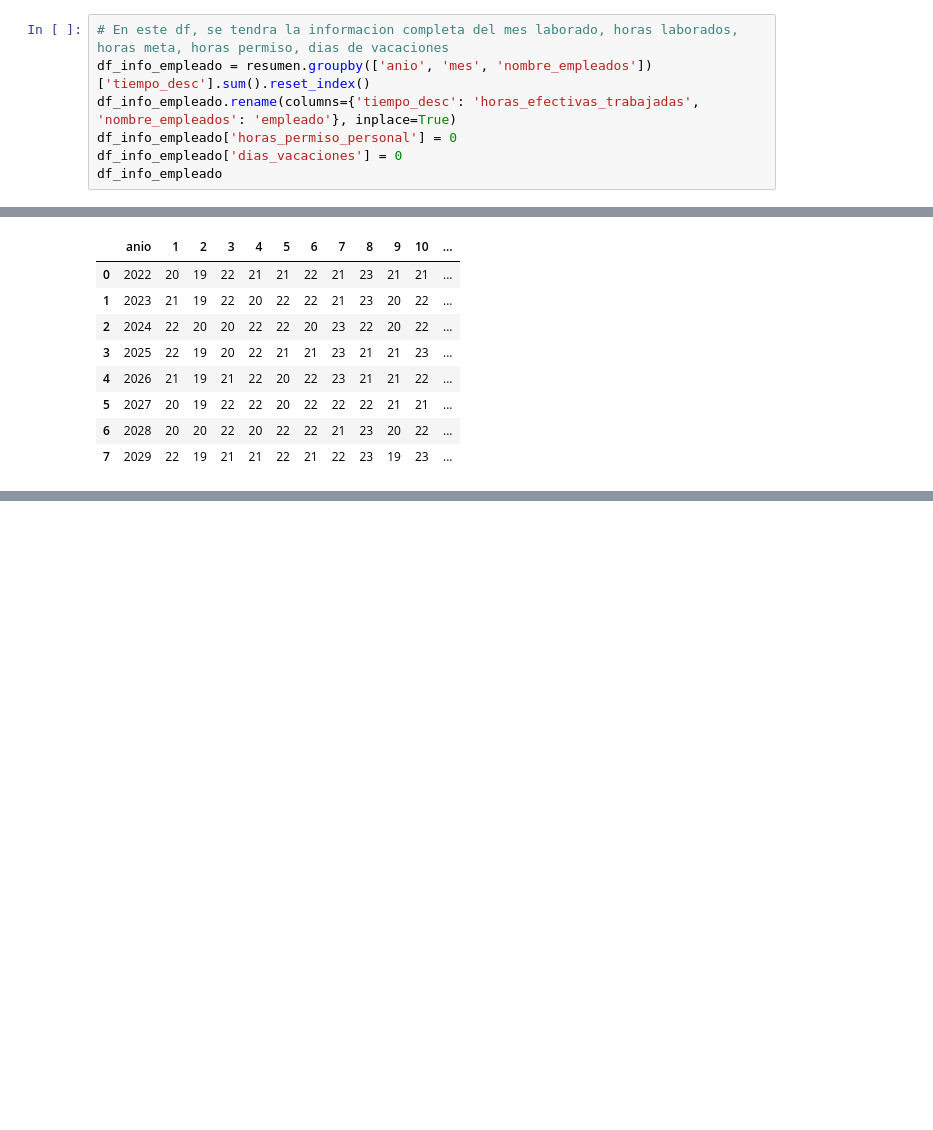
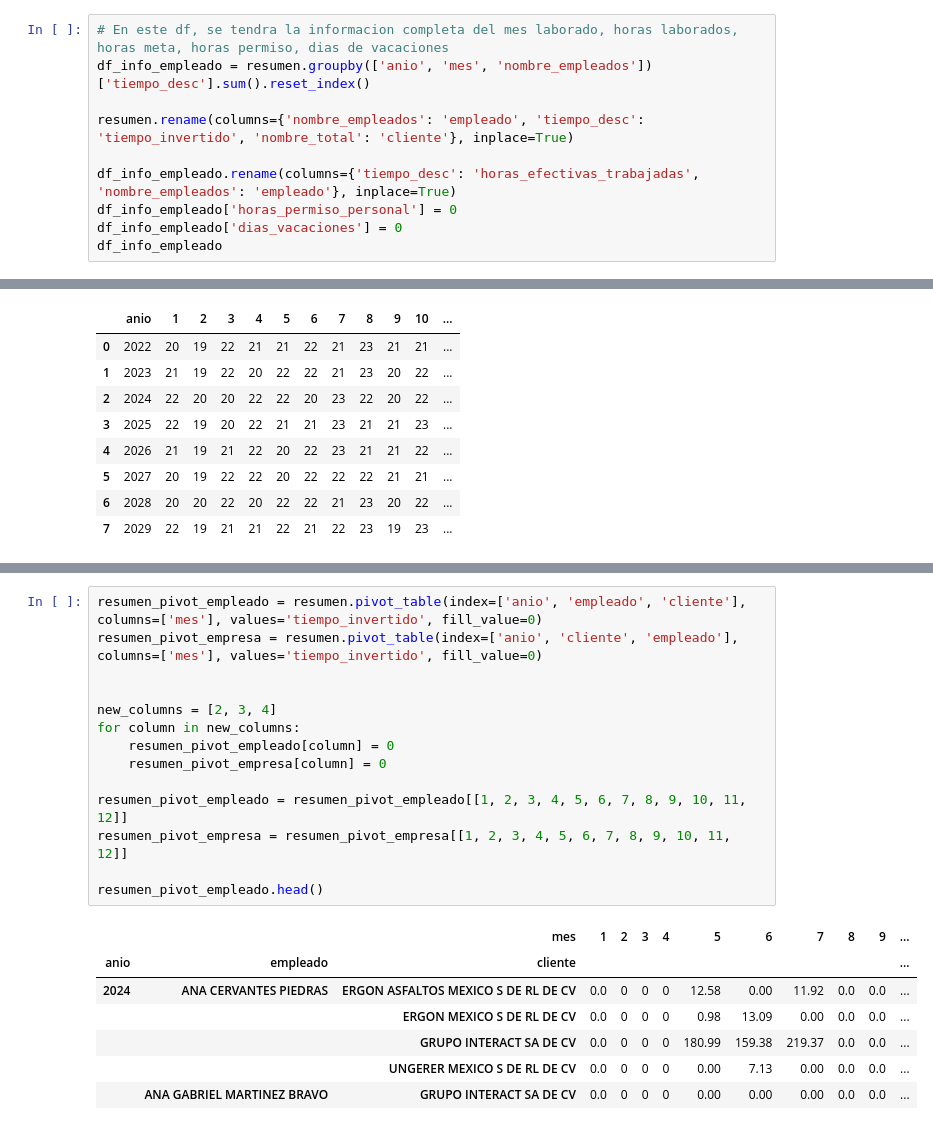
Before and after one commit to devAriza/data_gin_streamlit, a Jupyter notebook: data_analysis.ipynb, the cells around one changed output, grey strips where cells are left out. Cells and saved outputs as stored; diff of their text form; blank space fills up the shorter version.

```diff
--- a/data_analysis.ipynb
+++ b/data_analysis.ipynb
@@ -170,6 +170,9 @@ resumen
 # %%
 # En este df, se tendra la informacion completa del mes laborado, horas laborados, horas meta, horas permiso, dias de vacaciones
 df_info_empleado = resumen.groupby(['anio', 'mes', 'nombre_empleados'])['tiempo_desc'].sum().reset_index()
+
+resumen.rename(columns={'nombre_empleados': 'empleado', 'tiempo_desc': 'tiempo_invertido', 'nombre_total': 'cliente'}, inplace=True)
+
 df_info_empleado.rename(columns={'tiempo_desc': 'horas_efectivas_trabajadas', 'nombre_empleados': 'empleado'}, inplace=True)
 df_info_empleado['horas_permiso_personal'] = 0
 df_info_empleado['dias_vacaciones'] = 0
@@ -273,0 +309,22 @@ Index(['anio', 'mes', 'empleado', 'horas_efectivas_trabajadas',
+# %%
+resumen_pivot_empleado = resumen.pivot_table(index=['anio', 'empleado', 'cliente'], columns=['mes'], values='tiempo_invertido', fill_value=0)
+resumen_pivot_empresa = resumen.pivot_table(index=['anio', 'cliente', 'empleado'], columns=['mes'], values='tiempo_invertido', fill_value=0)
+
+
+new_columns = [2, 3, 4]
+for column in new_columns:
+    resumen_pivot_empleado[column] = 0
+    resumen_pivot_empresa[column] = 0
+
+resumen_pivot_empleado = resumen_pivot_empleado[[1, 2, 3, 4, 5, 6, 7, 8, 9, 10, 11, 12]]
+resumen_pivot_empresa = resumen_pivot_empresa[[1, 2, 3, 4, 5, 6, 7, 8, 9, 10, 11, 12]]
+
+resumen_pivot_empleado.head()
+# %% [output]
+|  |  | mes | 1 | 2 | 3 | 4 | 5 | 6 | 7 | 8 | 9 | ... |
+| anio | empleado | cliente |  |  |  |  |  |  |  |  |  | ... |
+| 2024 | ANA CERVANTES PIEDRAS | ERGON ASFALTOS MEXICO S DE RL DE CV | 0.0 | 0 | 0 | 0 | 12.58 | 0.00 | 11.92 | 0.0 | 0.0 | ... |
+|  |  | ERGON MEXICO S DE RL DE CV | 0.0 | 0 | 0 | 0 | 0.98 | 13.09 | 0.00 | 0.0 | 0.0 | ... |
+|  |  | GRUPO INTERACT SA DE CV | 0.0 | 0 | 0 | 0 | 180.99 | 159.38 | 219.37 | 0.0 | 0.0 | ... |
+|  |  | UNGERER MEXICO S DE RL DE CV | 0.0 | 0 | 0 | 0 | 0.00 | 7.13 | 0.00 | 0.0 | 0.0 | ... |
+|  | ANA GABRIEL MARTINEZ BRAVO | GRUPO INTERACT SA DE CV | 0.0 | 0 | 0 | 0 | 0.00 | 0.00 | 0.00 | 0.0 | 0.0 | ... |
```
Also changed, not shown: parts of 6 cells of this notebook, 1 other file.
